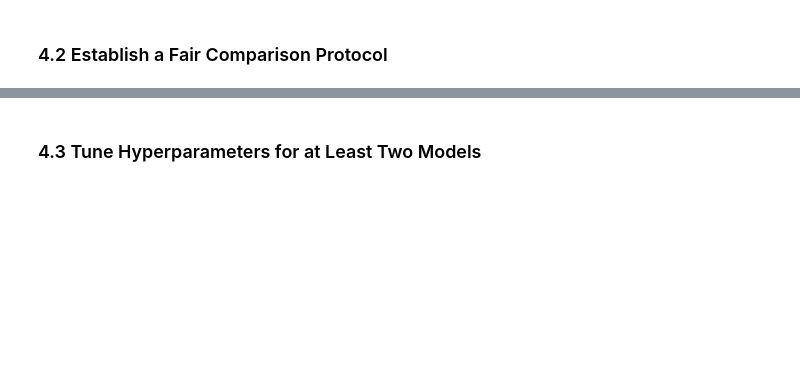
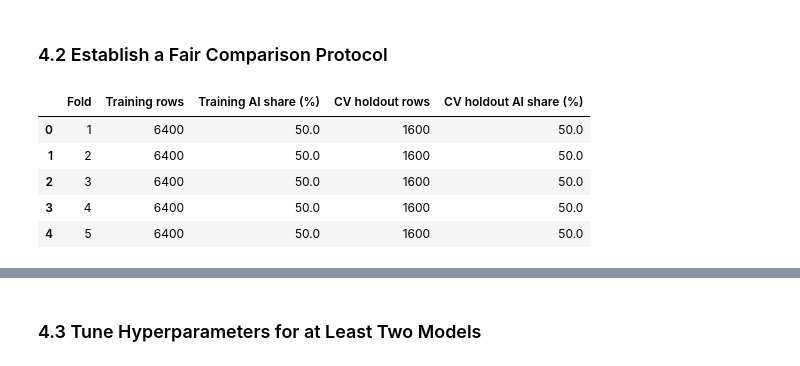
Before and after one commit to HsiangTNA/CS5785-AML-Kaggle-Challenge, a Jupyter notebook: Code/Human_or_AI_Text_Authorship_Classification.ipynb, the cells around one changed output, grey strips where cells are left out. Cells and saved outputs as stored; diff of their text form; code cells hidden in the pictures; blank space fills up the shorter version.

```diff
--- a/Code/Human_or_AI_Text_Authorship_Classification.ipynb
+++ b/Code/Human_or_AI_Text_Authorship_Classification.ipynb
@@ -570,2 +1017,82 @@ Test/unlabeled rows and the starter subset were not added to this split.
 # %% [markdown]
 ### 4.2 Establish a Fair Comparison Protocol
+# %%
+CV_FOLDS = 5
+N_JOBS = 2
+
+# Preserve the fixed 8,000/2,000 split from Section 2.
+assert len(X_train) == len(y_train) == 8000
+assert len(X_val) == len(y_val) == 2000
+assert set(train_split["id"]).isdisjoint(set(val_split["id"]))
+
+# Verify that texts, labels, and IDs have matching row order.
+assert np.array_equal(
+    np.asarray(X_train), train_split["text"].to_numpy()
+)
+assert np.array_equal(
+    np.asarray(y_train), train_split["label"].to_numpy()
+)
+assert np.array_equal(
+    np.asarray(X_val), val_split["text"].to_numpy()
+)
+assert np.array_equal(
+    np.asarray(y_val), val_split["label"].to_numpy()
+)
+
+cv = StratifiedKFold(
+    n_splits=CV_FOLDS,
+    shuffle=True,
+    random_state=SEED,
+)
+
+# Reuse exactly the same folds for every model and parameter value.
+cv_splits = list(cv.split(X_train, y_train))
+
+fold_ids = np.full(len(X_train), -1, dtype=int)
+holdout_counts = np.zeros(len(X_train), dtype=int)
+fold_rows = []
+
+for fold, (fit_indices, holdout_indices) in enumerate(cv_splits, start=1):
+    fold_ids[holdout_indices] = fold
+    holdout_counts[holdout_indices] += 1
+
+    assert len(fit_indices) == 6400
+    assert len(holdout_indices) == 1600
+    assert np.intersect1d(fit_indices, holdout_indices).size == 0
+
+    fold_rows.append({
+        "Fold": fold,
+        "Training rows": len(fit_indices),
+        "Training AI share (%)": (
+            100 * np.asarray(y_train)[fit_indices].mean()
+        ),
+        "CV holdout rows": len(holdout_indices),
+        "CV holdout AI share (%)": (
+            100 * np.asarray(y_train)[holdout_indices].mean()
+        ),
+    })
+
+assert (holdout_counts == 1).all()
+
+cv_fold_assignments = pd.DataFrame({
+    "id": train_split["id"].to_numpy(),
+    "cv_holdout_fold": fold_ids,
+})
+cv_fold_assignments.to_csv(
+    COMPARISON_DIR / "cv_fold_assignments.csv",
+    index=False,
+)
+
+display(pd.DataFrame(fold_rows))
+
+print("Selection metric: mean 5-fold CV AUROC.")
+print("Each fold: 6,400 training rows and 1,600 CV holdout rows.")
+print("The fixed 2,000-row validation set is excluded from CV.")
+print("Total: 75 CV fits plus 3 full-training refits.")
+# %% [output]
+|  | Fold | Training rows | Training AI share (%) | CV holdout rows | CV holdout AI share (%) |
+| 0 | 1 | 6400 | 50.0 | 1600 | 50.0 |
+| 1 | 2 | 6400 | 50.0 | 1600 | 50.0 |
+| 2 | 3 | 6400 | 50.0 | 1600 | 50.0 |
+| 3 | 4 | 6400 | 50.0 | 1600 | 50.0 |
+| 4 | 5 | 6400 | 50.0 | 1600 | 50.0 |
```
Also changed, not shown: parts of 15 cells of this notebook.
